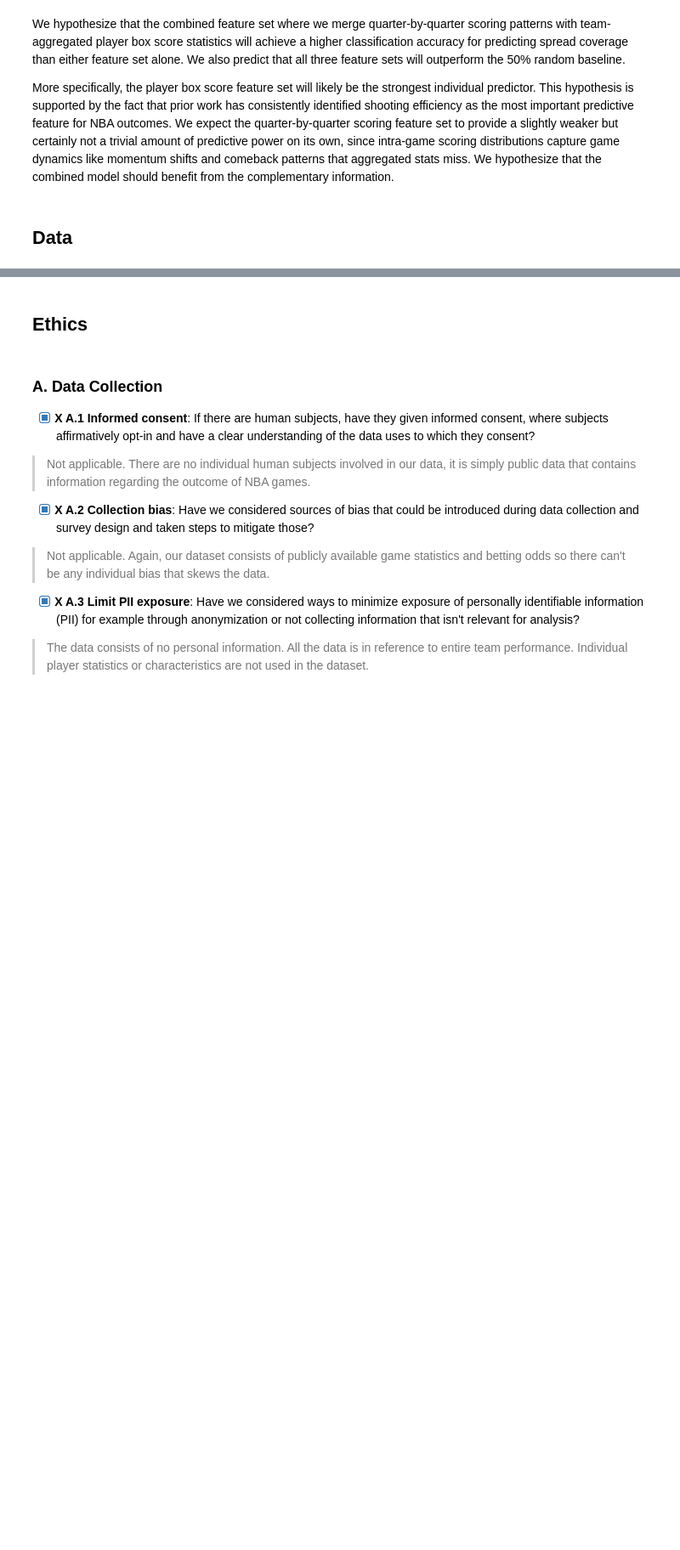
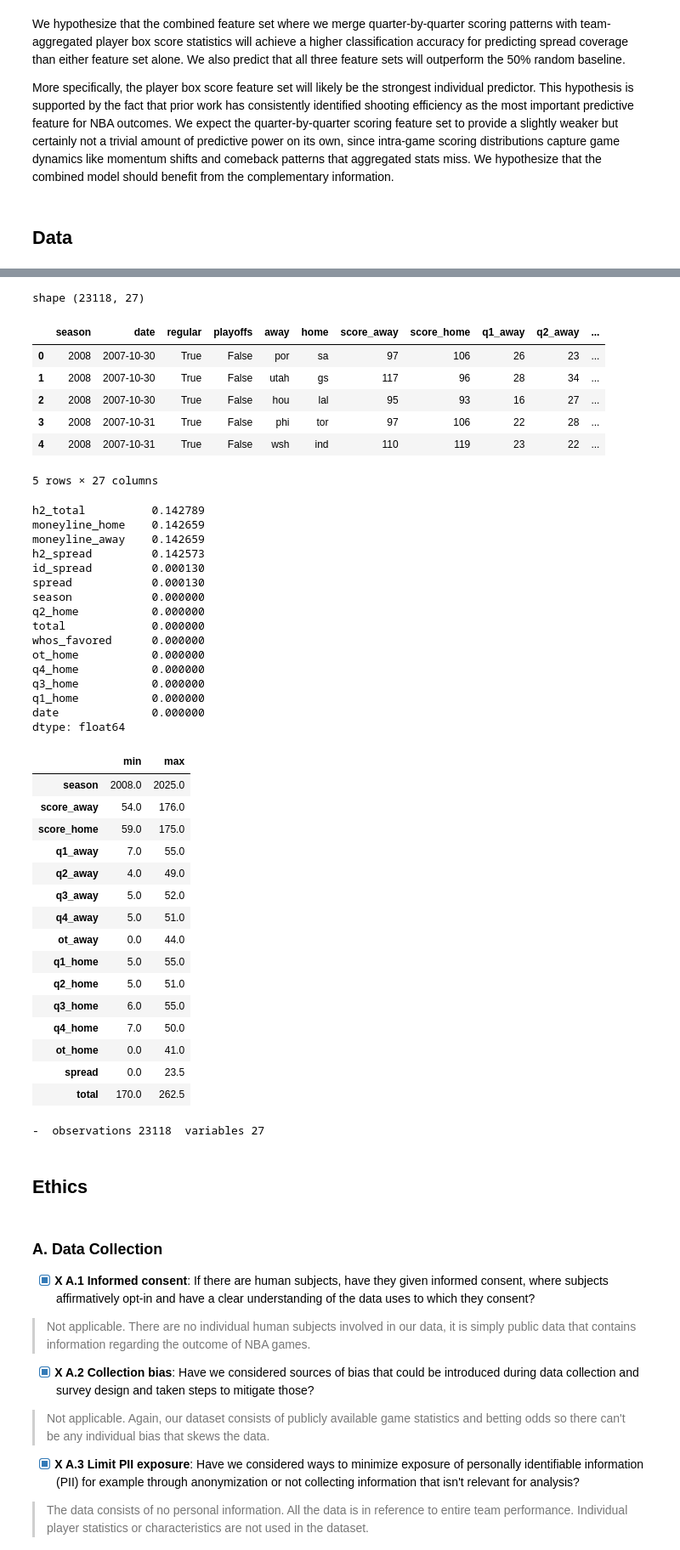
Before and after one commit to COGS108/Group064_WI26, a Jupyter notebook: 01-DataCheckpoint.ipynb, the cells around one changed output, grey strips where cells are left out. Shown at 85% size. Saved outputs shown, nothing was run; the diff lists cells and outputs as text; code cells hidden in the pictures; blank space fills up the shorter version.

Commit message:
finished data section

```diff
--- a/01-DataCheckpoint.ipynb
+++ b/01-DataCheckpoint.ipynb
@@ -145,3 +317,72 @@ Please note that you can always keep adding more datasets in the future if these
+# %%
+import pandas as pd
+from pathlib import Path
+
+RAW = Path("data/00-raw")
+INTERIM = Path("data/01-interim")
+PROCESSED = Path("data/02-processed")
+
+bet = pd.read_csv(RAW / "nba_2008-2025.csv")
+
+bet.columns = bet.columns.str.strip()
+
+print("shape", bet.shape)
+display(bet.head())
+
+missing = bet.isna().mean().sort_values(ascending=False)
+display(missing.head(15))
+
+num = bet.select_dtypes("number")
+if not num.empty:
+    display(num.describe().T[["min", "max"]].head(15))
+
+bet_clean = bet.dropna(how="all").copy()
+
+bet_clean.to_csv(INTERIM / "betting_interim.csv", index=False)
+bet_clean.to_csv(PROCESSED / "betting_clean.csv", index=False)
+print(f"observations {bet.shape[0]}  variables {bet.shape[1]}")
+# %% [output]
+shape (23118, 27)
+|  | season | date | regular | playoffs | away | home | score_away | score_home | q1_away | q2_away | ... |
+| 0 | 2008 | 2007-10-30 | True | False | por | sa | 97 | 106 | 26 | 23 | ... |
+| 1 | 2008 | 2007-10-30 | True | False | utah | gs | 117 | 96 | 28 | 34 | ... |
+| 2 | 2008 | 2007-10-30 | True | False | hou | lal | 95 | 93 | 16 | 27 | ... |
+| 3 | 2008 | 2007-10-31 | True | False | phi | tor | 97 | 106 | 22 | 28 | ... |
+| 4 | 2008 | 2007-10-31 | True | False | wsh | ind | 110 | 119 | 23 | 22 | ... |
+5 rows × 27 columns
+h2_total          0.142789
+moneyline_home    0.142659
+moneyline_away    0.142659
+h2_spread         0.142573
+id_spread         0.000130
+spread            0.000130
+season            0.000000
+q2_home           0.000000
+total             0.000000
+whos_favored      0.000000
+ot_home           0.000000
+q4_home           0.000000
+q3_home           0.000000
+q1_home           0.000000
+date              0.000000
+dtype: float64
+|  | min | max |
+| season | 2008.0 | 2025.0 |
+| score_away | 54.0 | 176.0 |
+| score_home | 59.0 | 175.0 |
+| q1_away | 7.0 | 55.0 |
+| q2_away | 4.0 | 49.0 |
+| q3_away | 5.0 | 52.0 |
+| q4_away | 5.0 | 51.0 |
+| ot_away | 0.0 | 44.0 |
+| q1_home | 5.0 | 55.0 |
+| q2_home | 5.0 | 51.0 |
+| q3_home | 6.0 | 55.0 |
+| q4_home | 7.0 | 50.0 |
+| ot_home | 0.0 | 41.0 |
+| spread | 0.0 | 23.5 |
+| total | 170.0 | 262.5 |
+-  observations 23118  variables 27
 # %% [markdown]
 ## Ethics
 # %% [markdown]
```
Also changed, not shown: parts of 11 cells of this notebook.
